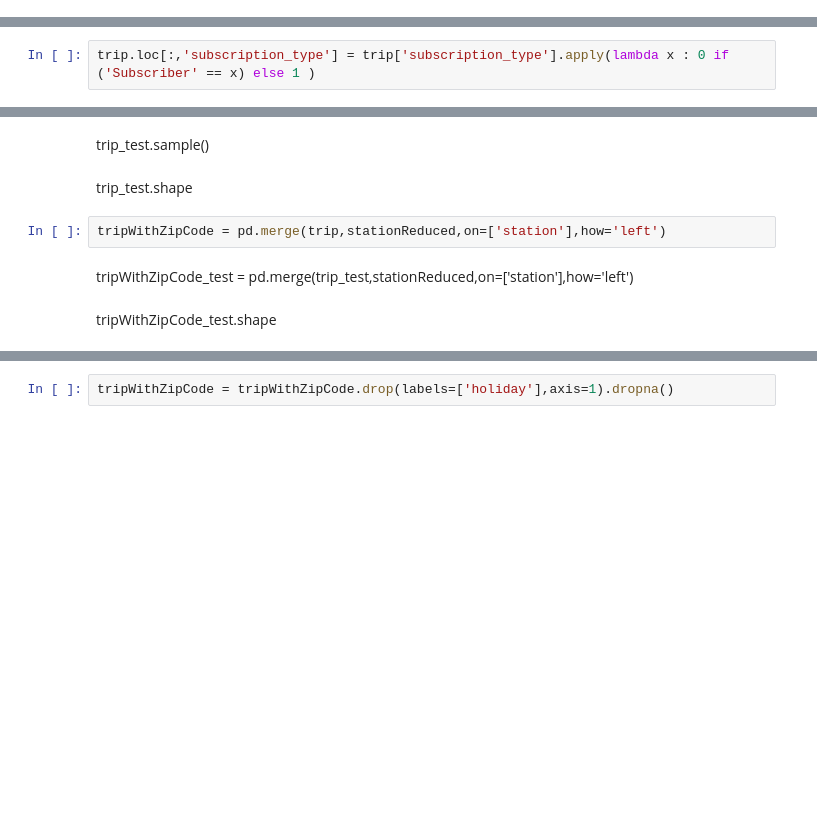
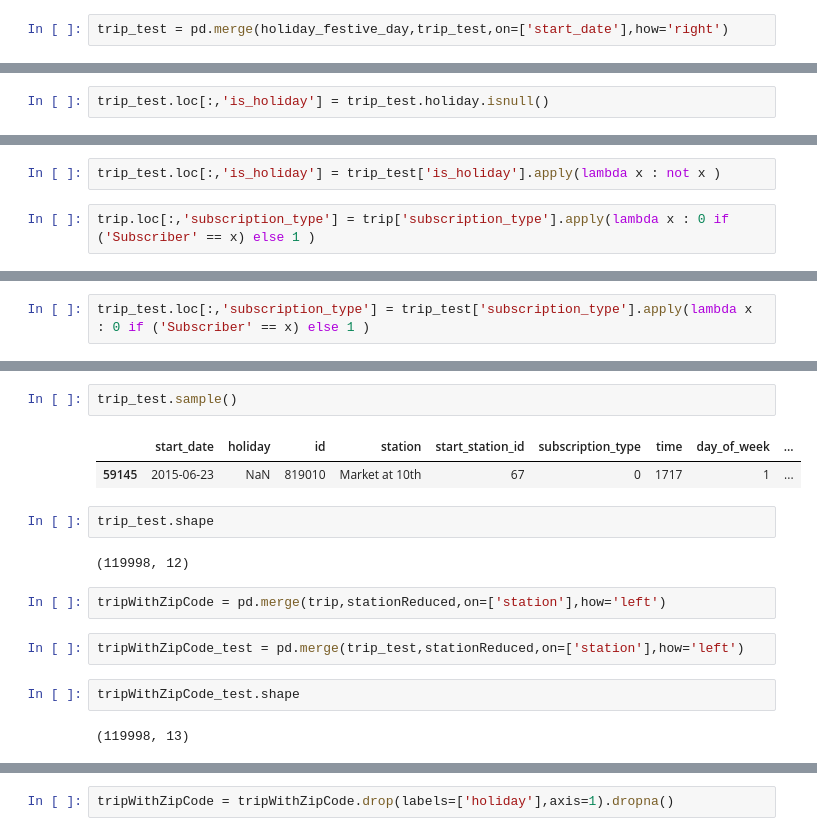
Before and after one commit to pabloernesto/sfBikes, a Jupyter notebook: example_with_merge_data_random_forest_pca.ipynb, the cells around one changed output, grey strips where cells are left out. Drawn from its saved outputs; the diff is of its cells as text; blank space fills up the shorter version.

```diff
--- a/example_with_merge_data_random_forest_pca.ipynb
+++ b/example_with_merge_data_random_forest_pca.ipynb
@@ -115,0 +115,2 @@ trip_test.shape
+# %%
+trip_test = pd.merge(holiday_festive_day,trip_test,on=['start_date'],how='right')
@@ -120,2 +123,4 @@ trip_test.loc[:,'is_holiday'] = trip_test.holiday.isnull()
+# %%
+trip_test.loc[:,'is_holiday'] = trip_test.holiday.isnull()
 # %%
 trip.loc[:,'is_holiday'] = trip['is_holiday'].apply(lambda x : not x )
@@ -124,2 +127,4 @@ trip_test.loc[:,'is_holiday'] = trip_test['is_holiday'].apply(lambda x : not x )
+# %%
+trip_test.loc[:,'is_holiday'] = trip_test['is_holiday'].apply(lambda x : not x )
 # %%
 trip.loc[:,'subscription_type'] = trip['subscription_type'].apply(lambda x : 0 if ('Subscriber' == x) else 1 )
@@ -128,3 +131,5 @@ trip_test.loc[:,'subscription_type'] = trip_test['subscription_type'].apply(lamb
+# %%
+trip_test.loc[:,'subscription_type'] = trip_test['subscription_type'].apply(lambda x : 0 if ('Subscriber' == x) else 1 )
 # %%
 trip.sample()
 # %% [output]
@@ -133,13 +138,20 @@ trip.sample()
-# %% [markdown]
-trip_test.sample()
-# %% [markdown]
-trip_test.shape
+# %%
+trip_test.sample()
+# %% [output]
+|  | start_date | holiday | id | station | start_station_id | subscription_type | time | day_of_week | ... |
+| 59145 | 2015-06-23 | NaN | 819010 | Market at 10th | 67 | 0 | 1717 | 1 | ... |
+# %%
+trip_test.shape
+# %% [output]
+(119998, 12)
 # %%
 tripWithZipCode = pd.merge(trip,stationReduced,on=['station'],how='left')
-# %% [markdown]
-tripWithZipCode_test = pd.merge(trip_test,stationReduced,on=['station'],how='left')
-# %% [markdown]
-tripWithZipCode_test.shape
+# %%
+tripWithZipCode_test = pd.merge(trip_test,stationReduced,on=['station'],how='left')
+# %%
+tripWithZipCode_test.shape
+# %% [output]
+(119998, 13)
 # %%
 tripWithZipCode.sample()
 # %% [output]
```
Also changed, not shown: parts of 122 cells of this notebook.
